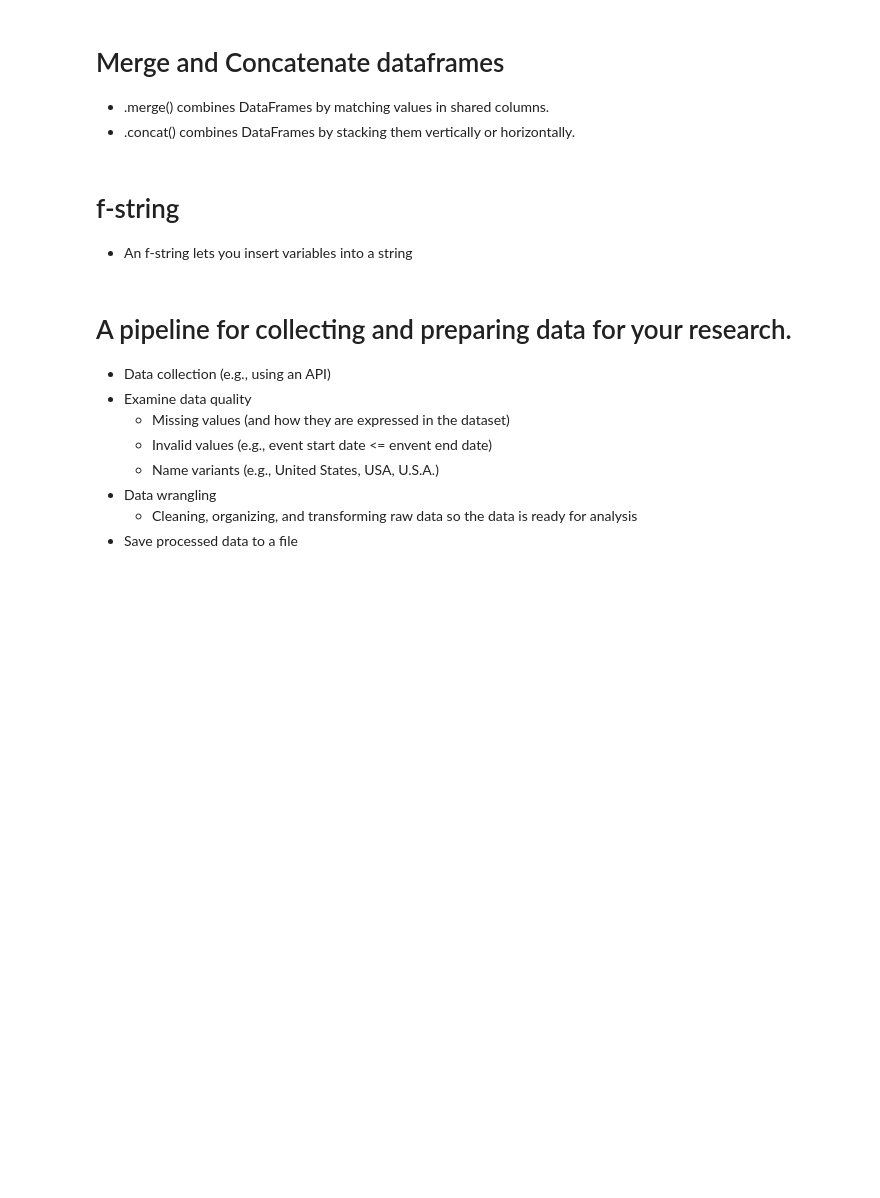
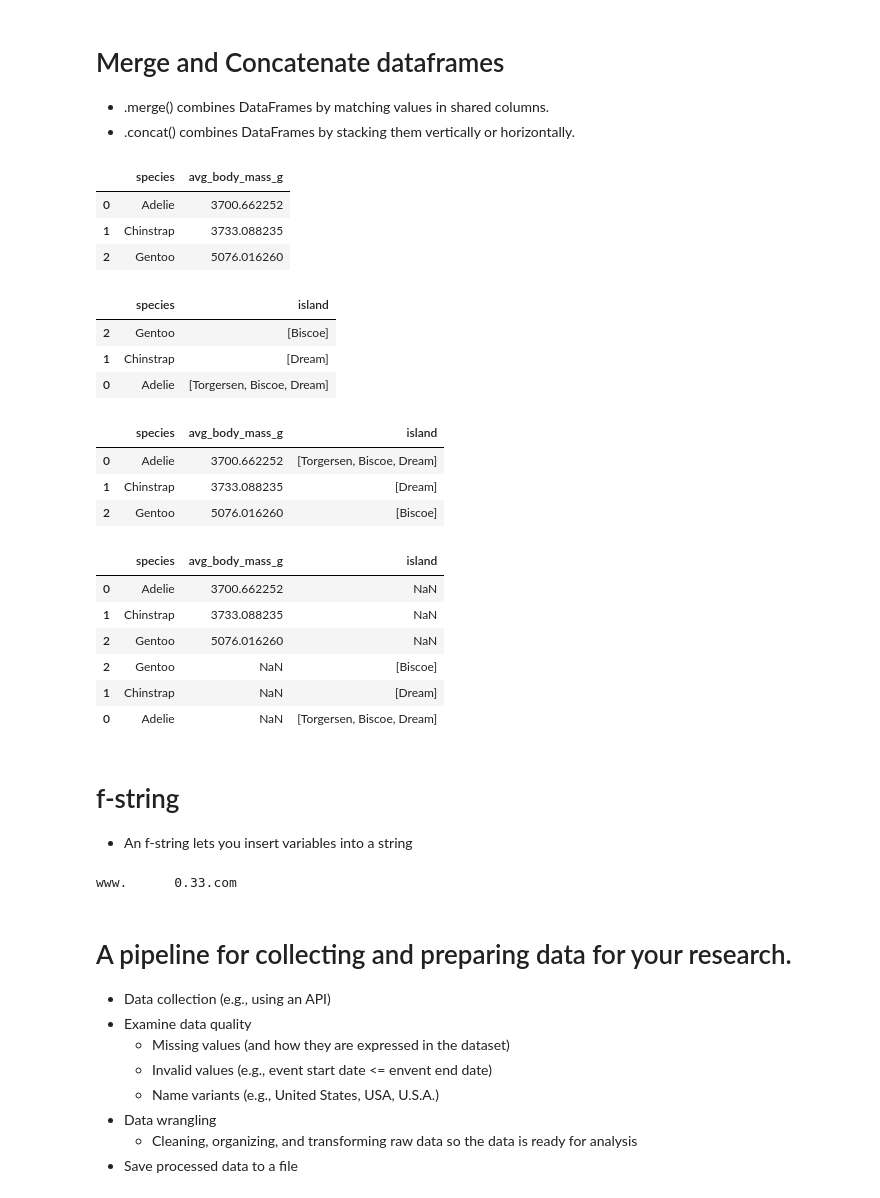
Before and after one commit to tzukun-hsiao/python-basics-fall26, a Jupyter notebook: Week4.ipynb, the cells around one changed output. Drawn from its saved outputs; the diff is of its cells as text; code cells hidden in the pictures; blank space fills up the shorter version.

```diff
--- a/Week4.ipynb
+++ b/Week4.ipynb
@@ -96,0 +91,13 @@ sum_body_mass: 1437000.0
+# %%
+# Aggregate rows by a column and rename the column header
+
+dfg = penguins.groupby(['species'])['body_mass_g'].mean()
+# The code above does the followings:
+# 1. Group the rows by the unique values in the 'species' column.
+# 2. For each group of rows, calculate the average body mass for each group
+print(type(dfg))
+dfg = dfg.reset_index()
+print(type(dfg))
+dfg = dfg.rename(columns={'body_mass_g': 'avg_body_mass_g'}) # Rename the column header for the 'body_mass_g' column.
+
+dfg
@@ -96,0 +111,12 @@ sum_body_mass: 1437000.0
+# %%
+# Combine string values across rows in a column
+
+dfg2 = penguins.groupby(['species'])['island'].unique()
+# The code above does the followings:
+# 1. Group the rows by the unique values in the 'species' column.
+# 2. For each group of rows, get the unique values in the 'island' column. The unique island values are saved in a list.
+
+print(type(dfg2))
+dfg2 = dfg2.reset_index()
+print(type(dfg2))
+dfg2
@@ -105,2 +159,39 @@ sum_body_mass: 1437000.0
+# %%
+dfg
+# %% [output]
+|  | species | avg_body_mass_g |
+| 0 | Adelie | 3700.662252 |
+| 1 | Chinstrap | 3733.088235 |
+| 2 | Gentoo | 5076.016260 |
+# %%
+dfg2 = dfg2.sort_values(by='species', ascending=False)
+dfg2
+# %% [output]
+|  | species | island |
+| 2 | Gentoo | [Biscoe] |
+| 1 | Chinstrap | [Dream] |
+| 0 | Adelie | [Torgersen, Biscoe, Dream] |
+# %%
+# Merge two dataframes
+df_merged = dfg.merge(dfg2, on='species') # Merge the two dataframes on their shared 'species' column.
+df_merged
+# %% [output]
+|  | species | avg_body_mass_g | island |
+| 0 | Adelie | 3700.662252 | [Torgersen, Biscoe, Dream] |
+| 1 | Chinstrap | 3733.088235 | [Dream] |
+| 2 | Gentoo | 5076.016260 | [Biscoe] |
+# %%
+# Concatenate two dataframes
+pd_concat = pd.concat([dfg, dfg2], axis=0) # axis=0 means concatenate dataframes vertically
+                                           # axis=1 means concatenate dataframes horizontally
+pd_concat
+# %% [output]
+|  | species | avg_body_mass_g | island |
+| 0 | Adelie | 3700.662252 | NaN |
+| 1 | Chinstrap | 3733.088235 | NaN |
+| 2 | Gentoo | 5076.016260 | NaN |
+| 2 | Gentoo | NaN | [Biscoe] |
+| 1 | Chinstrap | NaN | [Dream] |
+| 0 | Adelie | NaN | [Torgersen, Biscoe, Dream] |
 # %%
 # Save dataframe to a CSV/TSV file
@@ -112,3 +204,17 @@ sum_body_mass: 1437000.0
+# %%
+# An example
+#my_var = 'google'
+my_var = 1/3
+
+url = f'www.{my_var:>10.2f}.com'
+# : introduces the formatting instructions
+# .2f displays the number with exactly two digits after the decimal point
+# > right-aligns the value by adding spaces on the left (use < for left-aligning)
+# 10 sets the minimum width to 10 characters
+
+print(url)
+# %% [output]
+www.      0.33.com
 # %% [markdown]
 # A pipeline for collecting and preparing data for your research.
 
```
Also changed, not shown: parts of 39 cells of this notebook, 1 other file.
